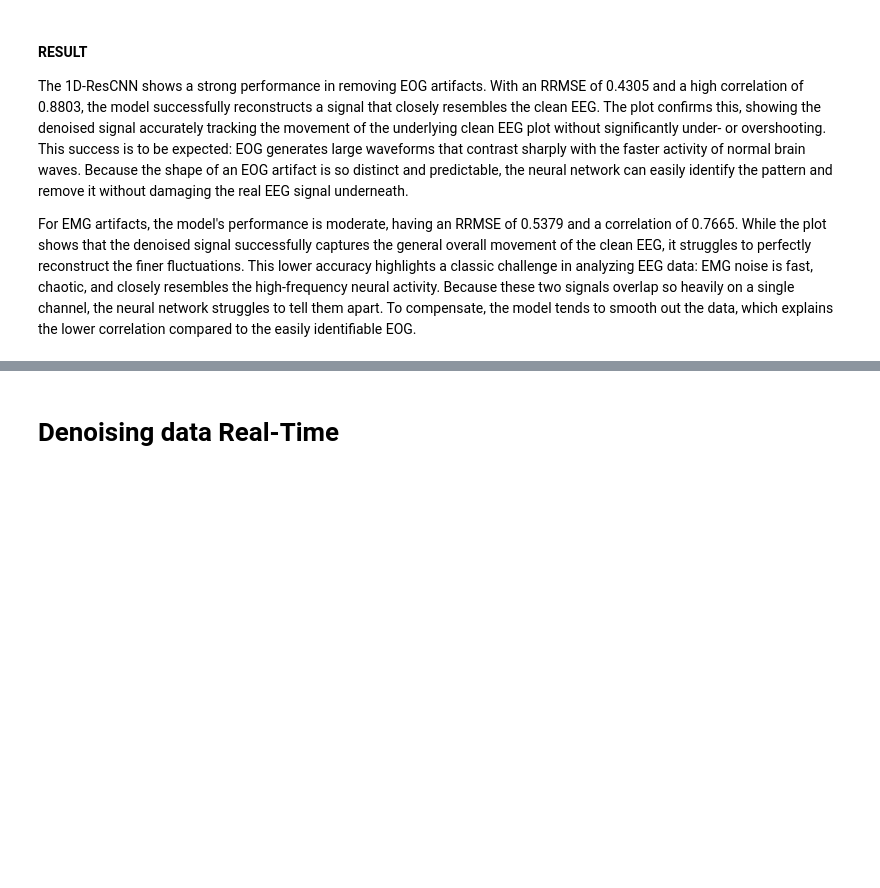
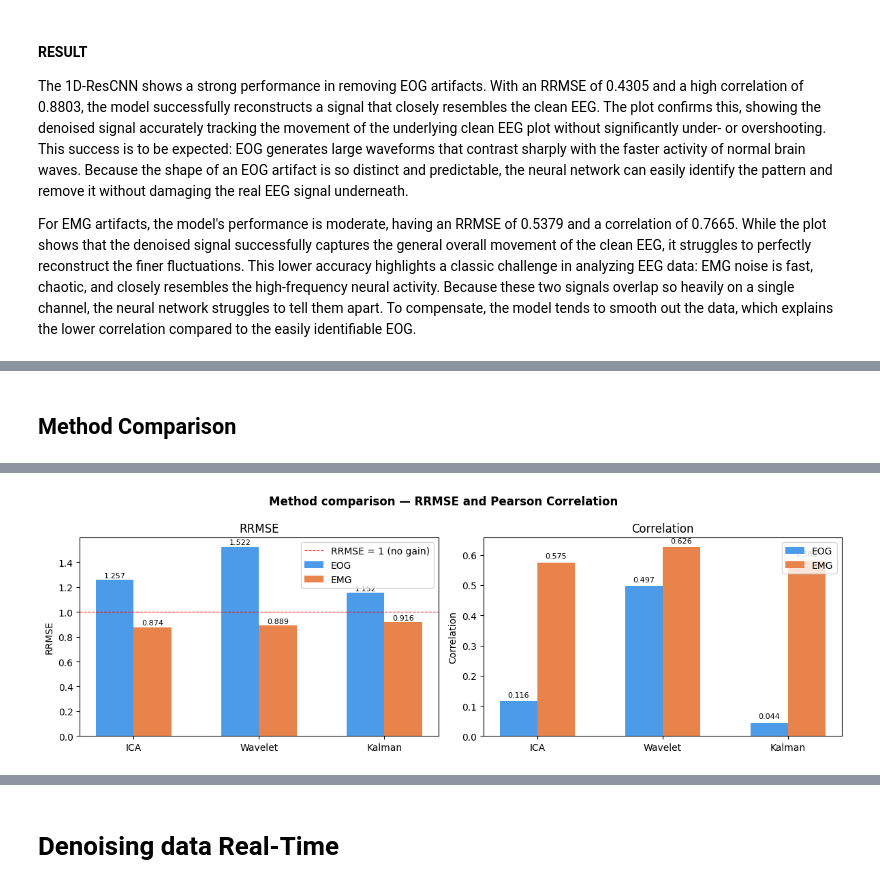
Before and after one commit to benjamindeplae-hub/Current-Trends-in-Artificial-Intelligence, a Jupyter notebook: main.ipynb, the cells around one changed output, grey strips where cells are left out. Drawn from its saved outputs; the diff is of its cells as text; code cells hidden in the pictures; blank space fills up the shorter version.

```diff
--- a/main.ipynb
+++ b/main.ipynb
@@ -595,0 +611,14 @@ For EMG artifacts, the model's performance is moderate, having an RRMSE of 0.537
+# %%
+import pywt
+import numpy as np
+
+def wavelet_denoise_signal(signal, wavelet='db4', level=4, threshold_mode='soft', threshold_factor=1.0):
+    coeffs = pywt.wavedec(signal, wavelet, level=level)
+    # Estimate noise sigma from finest detail coefficients using MAD
+    sigma = np.median(np.abs(coeffs[-1])) / 0.6745
+    threshold = threshold_factor * sigma * np.sqrt(2 * np.log(len(signal)))
+    new_coeffs = [coeffs[0]] + [pywt.threshold(c, threshold, mode=threshold_mode) for c in coeffs[1:]]
+    return pywt.waverec(new_coeffs, wavelet)[:len(signal)]
+
+def wavelet_denoise(noisy, wavelet='db4', level=4, threshold_mode='soft', threshold_factor=1.0):
+    return np.array([wavelet_denoise_signal(s, wavelet, level, threshold_mode, threshold_factor) for s in noisy])
@@ -595,0 +756,63 @@ For EMG artifacts, the model's performance is moderate, having an RRMSE of 0.537
+# %% [markdown]
+## Method Comparison
+# %%
+import pandas as pd
+import matplotlib.pyplot as plt
+import numpy as np
+
+def rrmse(clean, denoised):
+    return np.sqrt(np.mean((clean - denoised) ** 2) / np.mean(clean ** 2))
+
+def pearson(clean, denoised):
+    return np.mean([np.corrcoef(clean[i], denoised[i])[0, 1] for i in range(len(clean))])
+
+results = {
+    "Method":      ["ICA",               "ICA",               "Wavelet",              "Wavelet",              "Kalman",             "Kalman"],
+    "Noise":       ["EOG",               "EMG",               "EOG",                  "EMG",                  "EOG",                "EMG"],
+    "RRMSE":       [rrmse(clean_eog_test, denoised_eog_test),    rrmse(clean_emg_test, denoised_emg_test),
+                    rrmse(clean_eog_test, denoised_wt_eog_test), rrmse(clean_emg_test, denoised_wt_emg_test),
+                    rrmse(clean_eog_test, denoised_kf_eog_test), rrmse(clean_emg_test, denoised_kf_emg_test)],
+    "Correlation": [pearson(clean_eog_test, denoised_eog_test),    pearson(clean_emg_test, denoised_emg_test),
+                    pearson(clean_eog_test, denoised_wt_eog_test), pearson(clean_emg_test, denoised_wt_emg_test),
+                    pearson(clean_eog_test, denoised_kf_eog_test), pearson(clean_emg_test, denoised_kf_emg_test)],
+}
+
+df = pd.DataFrame(results)
+df["RRMSE"]       = df["RRMSE"].round(4)
+df["Correlation"] = df["Correlation"].round(4)
+print(df.to_string(index=False))
+
+# Bar charts
+methods = ["ICA", "Wavelet", "Kalman"]
+x = np.arange(len(methods))
+width = 0.3
+colors_eog = "#4C9BE8"
+colors_emg = "#E8834C"
+
+fig, axes = plt.subplots(1, 2, figsize=(12, 4))
+
+for ax, metric in zip(axes, ["RRMSE", "Correlation"]):
+    eog_vals = [df.loc[(df.Method == m) & (df.Noise == "EOG"), metric].values[0] for m in methods]
+    emg_vals = [df.loc[(df.Method == m) & (df.Noise == "EMG"), metric].values[0] for m in methods]
+
+    bars_eog = ax.bar(x - width / 2, eog_vals, width, label="EOG", color=colors_eog)
+    bars_emg = ax.bar(x + width / 2, emg_vals, width, label="EMG", color=colors_emg)
+
+    ax.set_xticks(x)
+    ax.set_xticklabels(methods)
+    ax.set_title(metric)
+    ax.set_ylabel(metric)
+    ax.legend()
+
+    for bar in bars_eog + bars_emg:
+        ax.text(bar.get_x() + bar.get_width() / 2, bar.get_height() + 0.01,
+                f"{bar.get_height():.3f}", ha="center", va="bottom", fontsize=8)
+
+    if metric == "RRMSE":
+        ax.axhline(1.0, color="red", linestyle="--", linewidth=0.8, label="RRMSE = 1 (no gain)")
+        ax.legend()
+
+plt.suptitle("Method comparison - RRMSE and Pearson Correlation", fontweight="bold")
+plt.tight_layout()
+plt.show()
+# %% [output]
@@ -595,0 +826 @@ For EMG artifacts, the model's performance is moderate, having an RRMSE of 0.537
+[figure, added]
```
Also changed, not shown: parts of 37 cells of this notebook.
